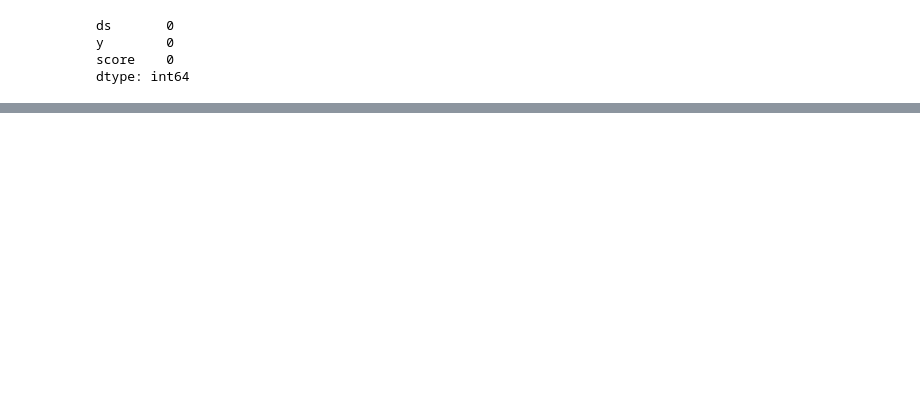
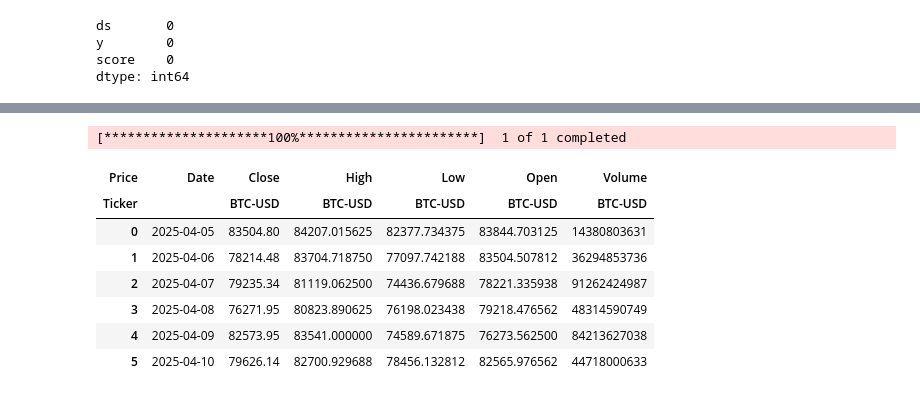
Before and after one commit to seba098098/Projecto_TRM, a Jupyter notebook: Notebooks/05_Modelado_Prophet.ipynb, the cells around one changed output, grey strips where cells are left out. Cells and saved outputs as stored; diff of their text form; code cells hidden in the pictures; blank space fills up the shorter version.

```diff
--- a/Notebooks/05_Modelado_Prophet.ipynb
+++ b/Notebooks/05_Modelado_Prophet.ipynb
@@ -174,0 +390,20 @@ print(f"📉 RMSE (Raíz del Error Cuadrático Medio): {rmse:.2f}")
+# %%
+import yfinance as yf
+
+
+#Importar datos de los ultimos 6 dias
+df_btc_h = yf.download('BTC-USD', start='2025-04-05', end='2025-04-11')
+df_btc_h.reset_index(inplace=True)
+df_btc_h['Date'] = pd.to_datetime(df_btc_h['Date'], format='%Y-%m-%d')
+df_btc_h['Close'] = df_btc_h['Close'].round(2)
+df_btc_h.head(10)
+# %% [output]
+[*********************100%***********************]  1 of 1 completed
+| Price | Date | Close | High | Low | Open | Volume |
+| Ticker |  | BTC-USD | BTC-USD | BTC-USD | BTC-USD | BTC-USD |
+| 0 | 2025-04-05 | 83504.80 | 84207.015625 | 82377.734375 | 83844.703125 | 14380803631 |
+| 1 | 2025-04-06 | 78214.48 | 83704.718750 | 77097.742188 | 83504.507812 | 36294853736 |
+| 2 | 2025-04-07 | 79235.34 | 81119.062500 | 74436.679688 | 78221.335938 | 91262424987 |
+| 3 | 2025-04-08 | 76271.95 | 80823.890625 | 76198.023438 | 79218.476562 | 48314590749 |
+| 4 | 2025-04-09 | 82573.95 | 83541.000000 | 74589.671875 | 76273.562500 | 84213627038 |
+| 5 | 2025-04-10 | 79626.14 | 82700.929688 | 78456.132812 | 82565.976562 | 44718000633 |
```
Also changed, not shown: parts of 14 cells of this notebook.
